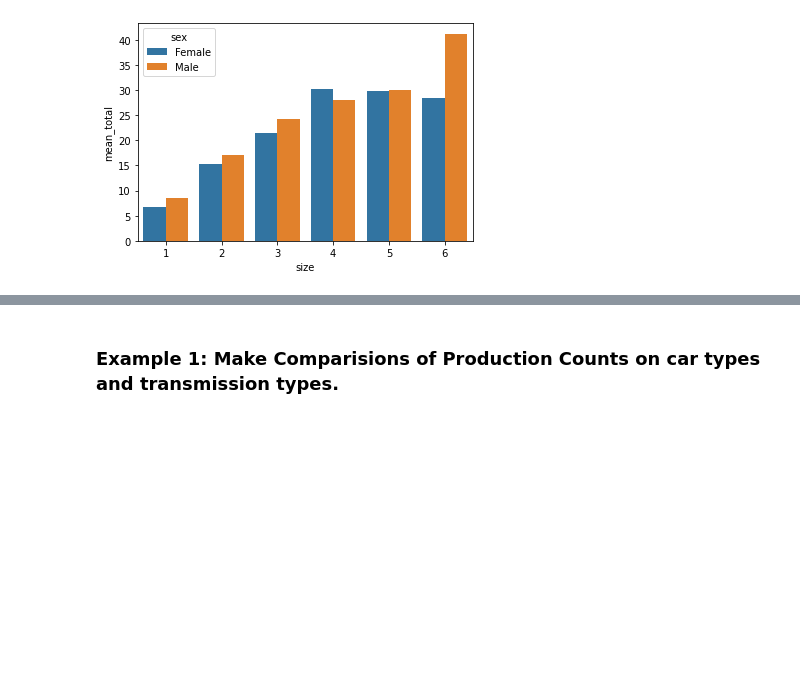
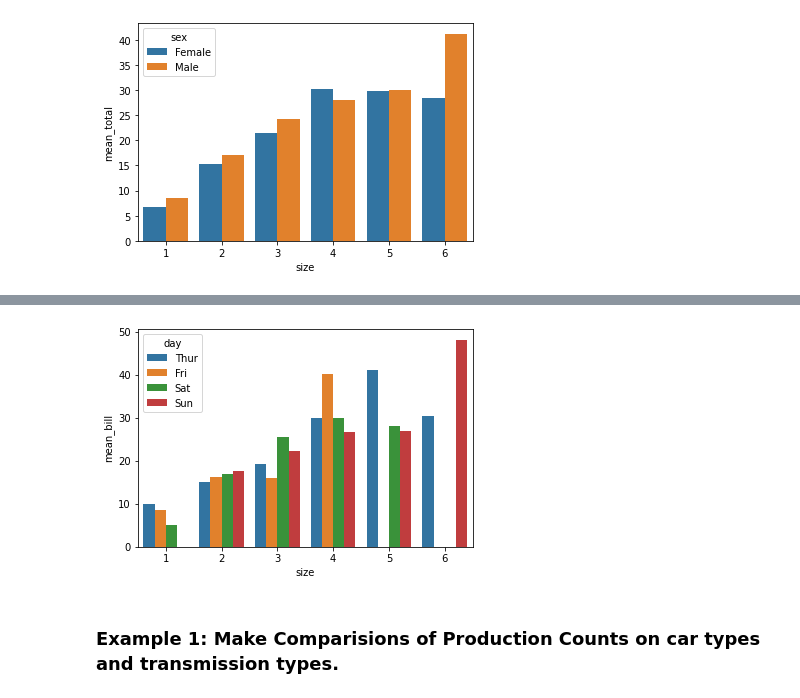
Before and after one commit to Alex-YuZ/Visualization-Using-Python, a Jupyter notebook: Bar_Chart.ipynb, the cells around one changed output, grey strips where cells are left out. Cells and saved outputs as stored; diff of their text form; code cells hidden in the pictures; blank space fills up the shorter version.

```diff
--- a/Bar_Chart.ipynb
+++ b/Bar_Chart.ipynb
@@ -509,0 +526,4 @@ sns.barplot(data=clustered_df, x='size', y='mean_total', hue='sex');
+# %%
+# Construct specific dataframe
+mean_bill_by_size_dow = tips_df.groupby(['size', 'day']).agg(mean_bill=('total_bill', np.mean)).reset_index()
+mean_bill_by_size_dow.head()
@@ -510,3 +537,8 @@ sns.barplot(data=clustered_df, x='size', y='mean_total', hue='sex');
+# %%
+# Plotting
+sns.barplot(data=mean_bill_by_size_dow, x='size', y='mean_bill', hue='day');
+# %% [output]
+[figure, added]
 # %% [markdown]
 ### Example 1: Make Comparisions of Production Counts on car types and transmission types.
 # %%
```
Also changed, not shown: parts of 6 cells of this notebook.
